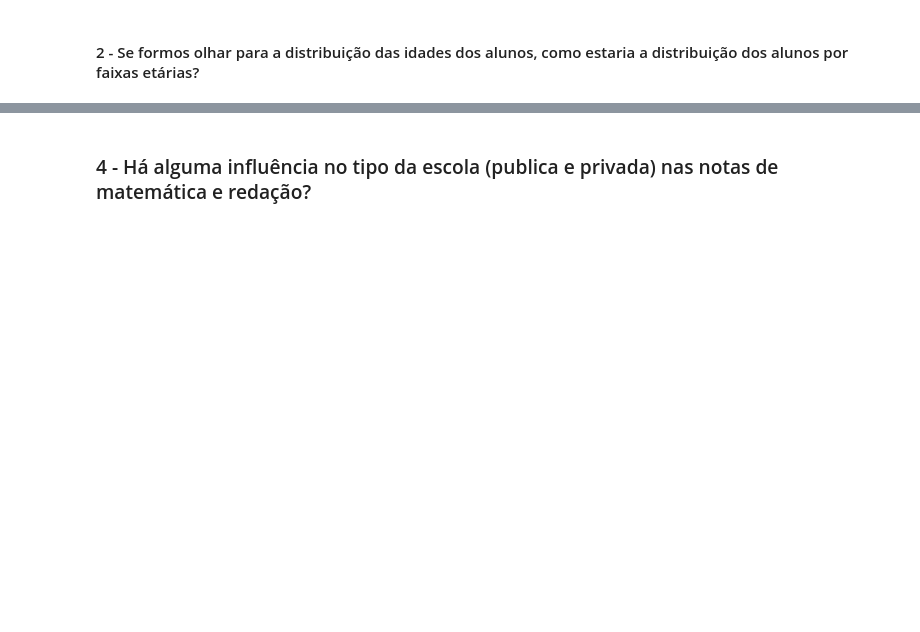
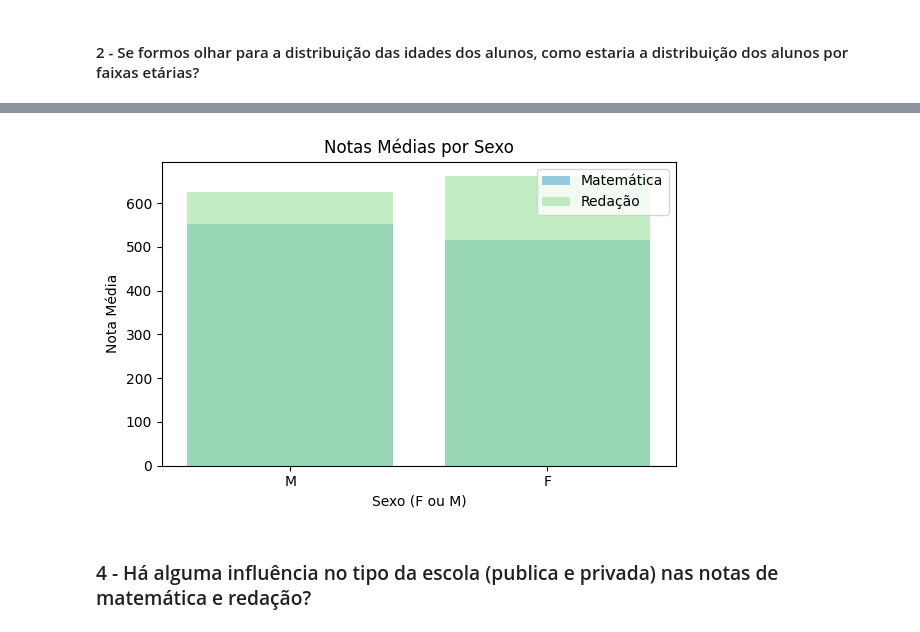
Before and after one commit to Wendemberg/processamento_dados, a Jupyter notebook: Wendemberg_trabalho_final.ipynb, the cells around one changed output, grey strips where cells are left out. Cells and saved outputs as stored; diff of their text form; code cells hidden in the pictures; blank space fills up the shorter version.

```diff
--- a/Wendemberg_trabalho_final.ipynb
+++ b/Wendemberg_trabalho_final.ipynb
@@ -148,2 +332,14 @@ memory usage: 390.8+ KB
+# %%
+plt.figure(figsize=(6, 4))
+sns.barplot(x='TP_SEXO', y='NU_NOTA_MT', data=df, estimator=np.mean, ci=None, color='skyblue', label='Matemática')
+sns.barplot(x='TP_SEXO', y='NU_NOTA_REDACAO', data=df, estimator=np.mean, ci=None, color='lightgreen', label='Redação', alpha=0.6)
+plt.title("Notas Médias por Sexo")
+plt.xlabel("Sexo (F ou M)")
+plt.ylabel("Nota Média")
+plt.legend()
+plt.tight_layout()
+plt.show()
+# %% [output]
+[figure, added]
 # %% [markdown]
 ### 4 - Há alguma influência no tipo da escola (publica e privada) nas notas de matemática e redação?
```
Also changed, not shown: parts of 29 cells of this notebook, 1 other file.
